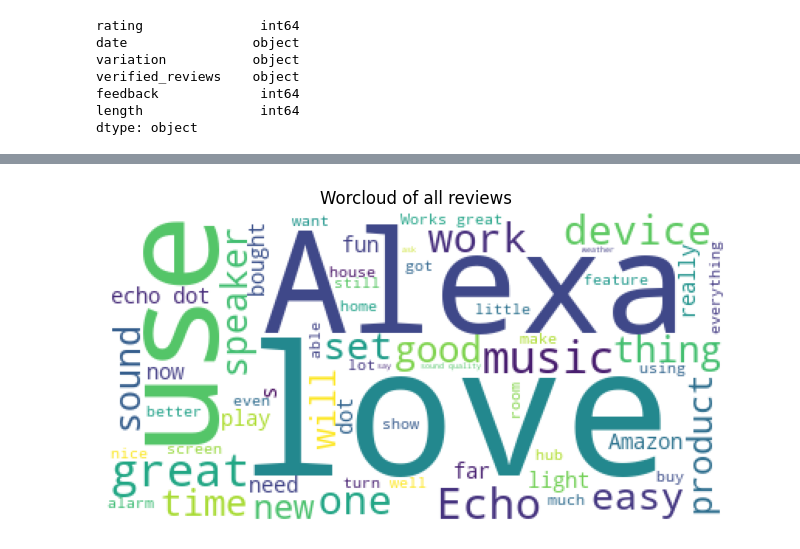
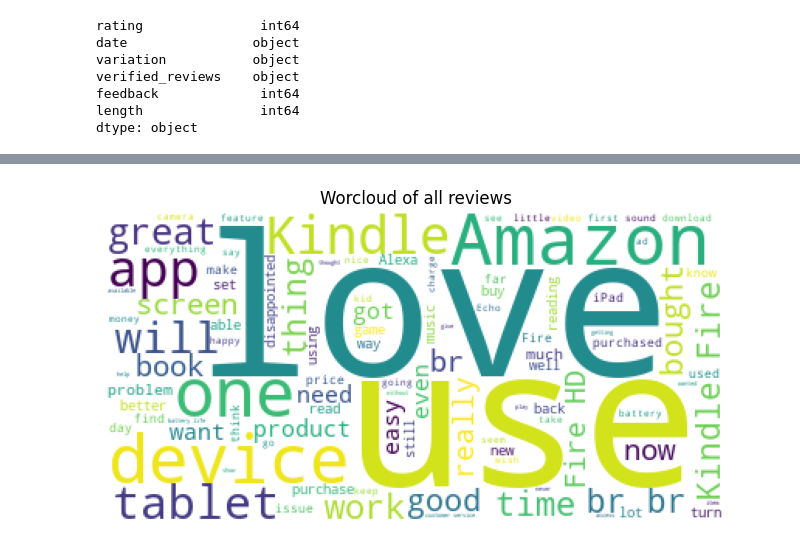
Before and after one commit to S1nen/Sentiment-Analysis-System, a Jupyter notebook: notebooks/EDA.ipynb, the cells around one changed output, grey strips where cells are left out. Saved outputs shown, nothing was run; the diff lists cells and outputs as text; code cells hidden in the pictures.

```diff
--- a/notebooks/EDA.ipynb
+++ b/notebooks/EDA.ipynb
@@ -14,6 +43,6 @@ True
 # %%
-data=pd.read_csv("../data/amazon_alexa.tsv",sep='\t')
-data.head()
+data1=pd.read_csv("../data/amazon_alexa.tsv",sep='\t')
+data1.head()
 # %% [output]
 |  | rating | date | variation | verified_reviews | feedback |
 | 0 | 5 | 31-Jul-18 | Charcoal Fabric | Love my Echo! | 1 |
@@ -21,3 +50,14 @@ data.head()
 | 2 | 4 | 31-Jul-18 | Walnut Finish | Sometimes while playing a game, y... | 1 |
 | 3 | 5 | 31-Jul-18 | Charcoal Fabric | I have had a lot of fun with this... | 1 |
 | 4 | 5 | 31-Jul-18 | Charcoal Fabric | Music | 1 |
+# %%
+data2.rename(columns={
+    "review_body": "verified_reviews",
+    "sentiment": "feedback"
+}, inplace=True)
+
+data2["rating"]=5
+data2["date"]="01-Jan-20"
+data2["variation"]="unknown"
+data2 = data2[["rating", "date", "variation", "verified_reviews", "feedback"]]
+data2.head()
@@ -23,0 +71,9 @@ data.head()
+# %%
+positive_samples = data2[data2["feedback"] == 1].sample(n=2500, random_state=42)
+negative_samples = data2[data2["feedback"] == 0].sample(n=5000, random_state=42)
+combined_new = pd.concat([positive_samples, negative_samples], ignore_index=True)
+# %%
+data = pd.concat([data1, combined_new], ignore_index=True)
+data = data.sample(frac=1, random_state=42).reset_index(drop=True)
+print("Final data shape-",data.shape)
+data.head()
@@ -324,14 +398,14 @@ words
 # %%
 #combining all reviews and generating wordcloud
 reviews=" ".join([review for review in data["verified_reviews"]])
-wc=WordCloud(background_color="white",max_words=60)
+wc=WordCloud(background_color="white",max_words=100)
 plt.figure(figsize=(8,8))
 plt.imshow(wc.generate(reviews))
 plt.axis("off")
 plt.title("Worcloud of all reviews")
 plt.show()
 # %% [output]
-[figure, old version]
+[figure, new version]
 # %%
 #extarcting only the negative reviews
 negative_reviews=" ".join([review for review in data[data["feedback"]==0]["verified_reviews"]])
```
Also changed, not shown: parts of 38 cells of this notebook, 8 other files.
